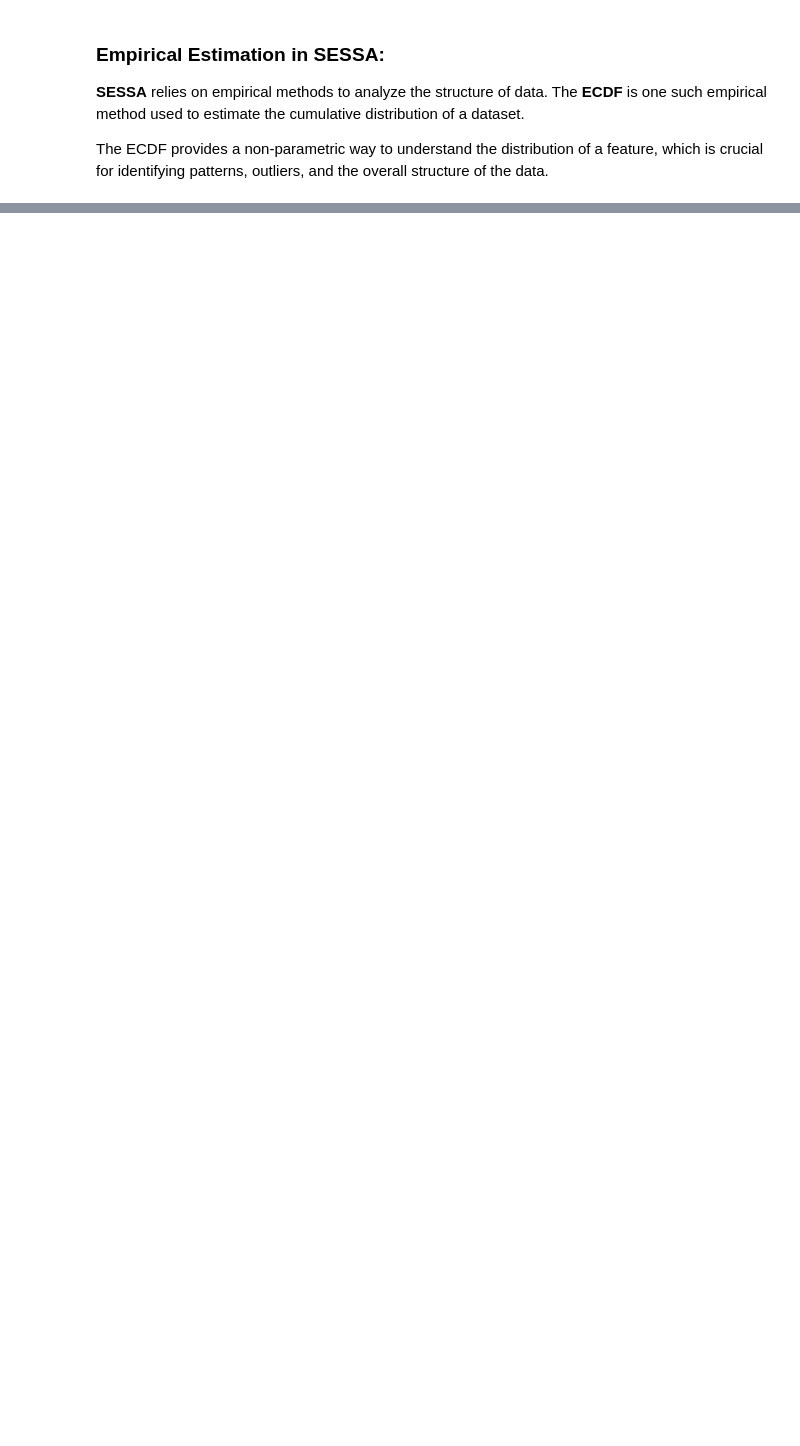
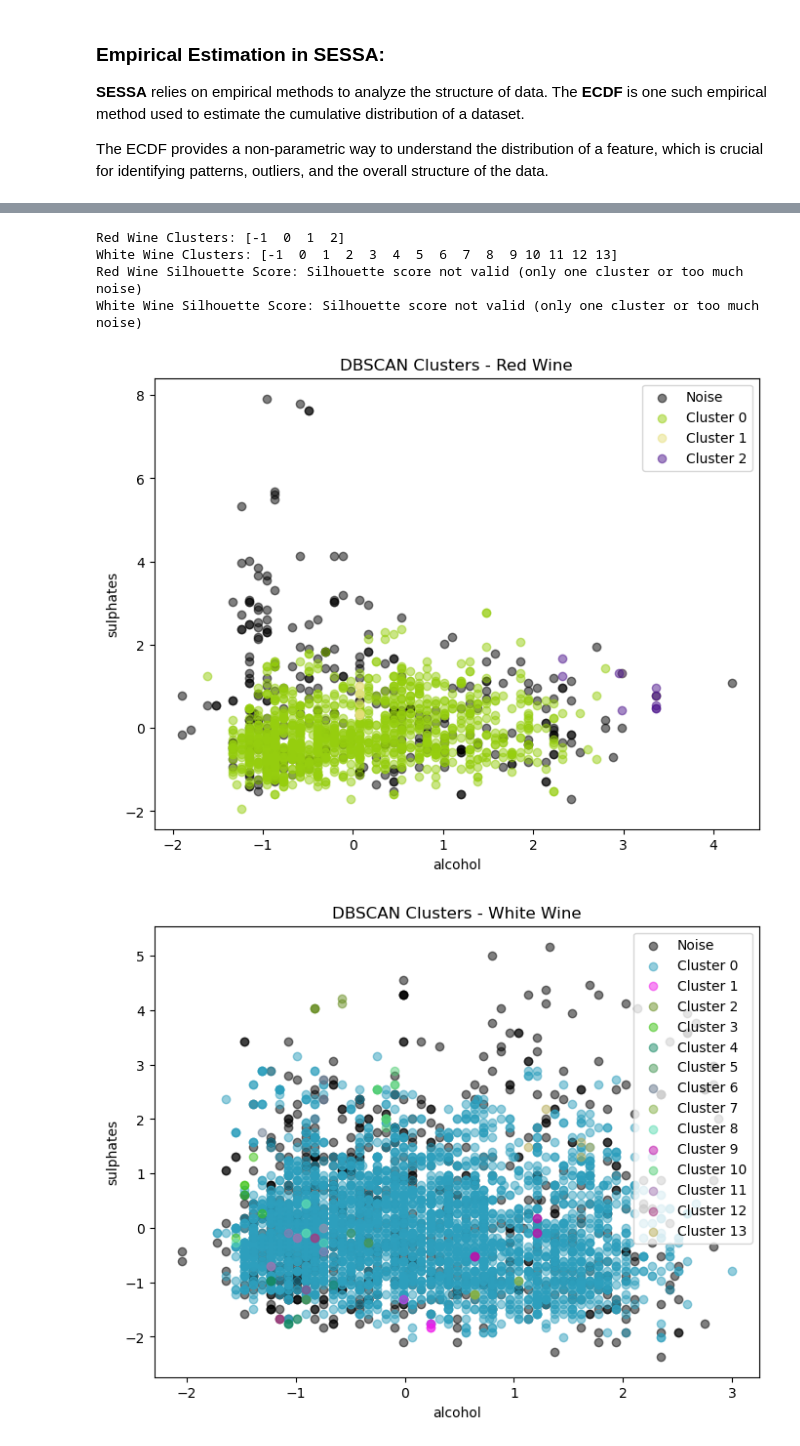
Before and after one commit to mykroble/Data_Analytics, a Jupyter notebook: sessa_assignment.ipynb, the cells around one changed output, grey strips where cells are left out. Drawn from its saved outputs; the diff is of its cells as text; code cells hidden in the pictures; blank space fills up the shorter version.

```diff
--- a/sessa_assignment.ipynb
+++ b/sessa_assignment.ipynb
@@ -169,0 +170,57 @@ NameError: name 'lower_percentile' is not defined
+# %%
+scaler = StandardScaler()
+red_scaled = scaler.fit_transform(red_wine[features])
+white_scaled = scaler.fit_transform(white_wine[features])
+
+# Apply DBSCAN
+dbscan_red = DBSCAN(eps=1.5, min_samples=5).fit(red_scaled)
+dbscan_white = DBSCAN(eps=1.5, min_samples=5).fit(white_scaled)
+
+# Add cluster labels to the dataset
+red_wine['Cluster'] = dbscan_red.labels_
+white_wine['Cluster'] = dbscan_white.labels_
+
+# Count unique clusters
+print("Red Wine Clusters:", np.unique(dbscan_red.labels_))
+print("White Wine Clusters:", np.unique(dbscan_white.labels_))
+
+# Silhouette Score (Ignore noise points, label -1 means noise)
+def compute_silhouette(data, labels):
+    unique_labels = np.unique(labels)
+    if len(unique_labels) > 1 and -1 not in unique_labels:
+        return silhouette_score(data, labels)
+    else:
+        return "Silhouette score not valid (only one cluster or too much noise)"
+
+print("Red Wine Silhouette Score:", compute_silhouette(red_scaled, dbscan_red.labels_))
+print("White Wine Silhouette Score:", compute_silhouette(white_scaled, dbscan_white.labels_))
+
+# Visualization
+def plot_dbscan(data, labels, title):
+    plt.figure(figsize=(8, 6))
+    unique_clusters = np.unique(labels)
+    for cluster in unique_clusters:
+        if cluster == -1:
+            color = 'black'  # Noise points
+            label = 'Noise'
+        else:
+            color = np.random.rand(3,)  # Random color
+            label = f'Cluster {cluster}'
+        plt.scatter(data[labels == cluster, 10], data[labels == cluster, 9], color=color, label=label, alpha=0.5)
+
+    plt.xlabel(features[10])
+    plt.ylabel(features[9])
+    plt.title(title)
+    plt.legend()
+    plt.show()
+
+# Plot DBSCAN results
+plot_dbscan(red_scaled, dbscan_red.labels_, "DBSCAN Clusters - Red Wine")
+plot_dbscan(white_scaled, dbscan_white.labels_, "DBSCAN Clusters - White Wine")
+# %% [output]
+Red Wine Clusters: [-1  0  1  2]
+White Wine Clusters: [-1  0  1  2  3  4  5  6  7  8  9 10 11 12 13]
+Red Wine Silhouette Score: Silhouette score not valid (only one cluster or too much noise)
+White Wine Silhouette Score: Silhouette score not valid (only one cluster or too much noise)
+[figure, added]
+[figure, added]
```
Also changed, not shown: parts of 22 cells of this notebook.
